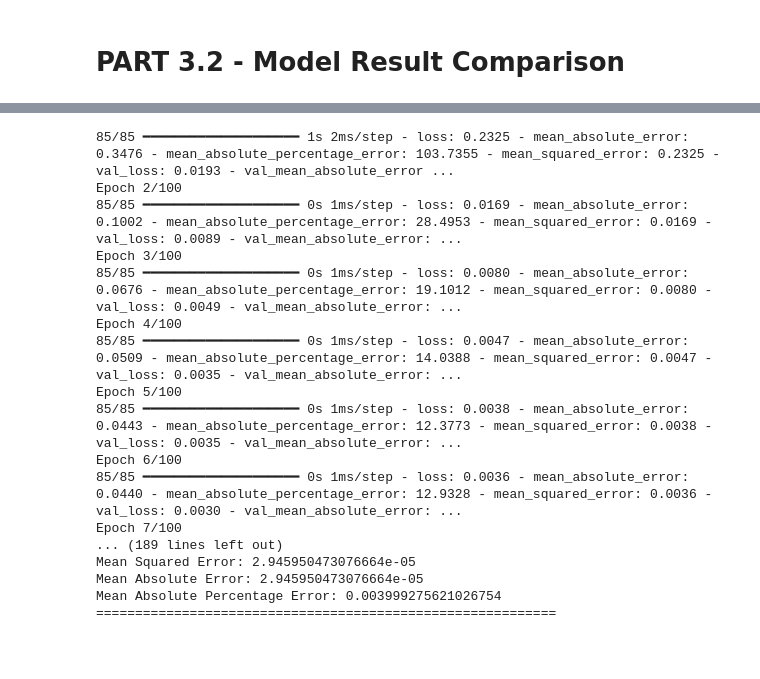
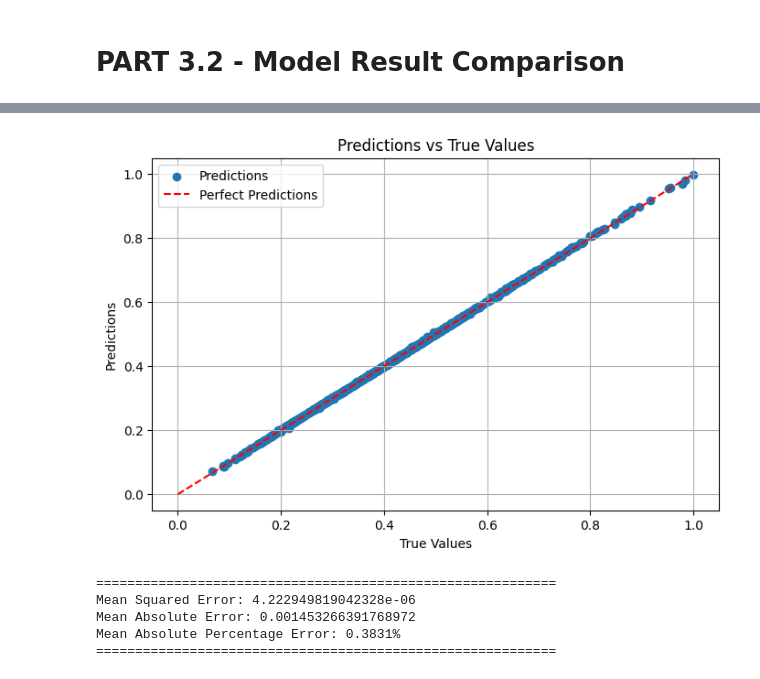
Before and after one commit to Marina-LA/House_Price_-Prediction, a Jupyter notebook: P3_2_model_comparison.ipynb, the cells around one changed output, grey strips where cells are left out. Saved outputs shown, nothing was run; the diff lists cells and outputs as text; code cells hidden in the pictures; blank space fills up the shorter version.

```diff
--- a/P3_2_model_comparison.ipynb
+++ b/P3_2_model_comparison.ipynb
@@ -38,34 +62,34 @@ Mean Absolute Percentage Error: 0.10657173888268326
 ===========================================================
 # %%
-import pandas as pd
-import tensorflow as tf
+# Create the neural network model
+model = models.Sequential([
+    Input(shape=(X_train.shape[1],)),
+    layers.Dense(128, activation='tanh'),
+    layers.Dense(64, activation='tanh'),
+    layers.Dense(32, activation='tanh'),
+    layers.Dense(1)
+])
+
+#optimizer = SGD(learning_rate=0.026, momentum=0.84)
+
+# Compile the model
+model.compile(optimizer='adam', loss='mse', metrics=['mae', 'mape'])
+
+# Train the model
+history = model.fit(X_train, y_train, epochs=190, batch_size=32, validation_split=0.2, verbose=0)
+
+# Make predictions and plot them
+predictions = model.predict(X_test)
+scatter_plot(predictions, y_test)
+
+test_mse = mean_squared_error(y_test, predictions)
+test_mae = mean_absolute_error(y_test, predictions)
+test_mape = mean_absolute_percentage_error(y_test, predictions)
 
 
-# Load the data
-X_train = pd.read_csv('./data/X_train.csv')
-X_test = pd.read_csv('./data/X_test.csv')
-y_train = pd.read_csv('./data/y_train.csv')
-y_test = pd.read_csv('./data/y_test.csv')
-
-# Create the neural network model
-model = tf.keras.Sequential([
-    tf.keras.layers.Dense(64, activation='tanh', input_shape=(X_train.shape[1],)),
-    tf.keras.layers.Dense(32, activation='tanh'),
-    tf.keras.layers.Dense(1)
-])
-
-# Compile the model
-model.compile(optimizer='adam', loss='mean_squared_error', metrics=['mean_squared_error', 'mean_absolute_error', 'mean_absolute_percentage_error'])
-
-# Train the model
-model.fit(X_train, y_train, epochs=100, batch_size=32, validation_split=0.2)
-
-# Evaluate the model
-loss = model.evaluate(X_test, y_test)
-
 print("===========================================================")
-print(f'Mean Squared Error: {loss[0]}')
-print(f'Mean Absolute Error: {loss[1]}')
-print(f'Mean Absolute Percentage Error: {loss[2]}')
+print(f'Mean Squared Error: {test_mse}')
+print(f'Mean Absolute Error: {test_mae}')
+print(f'Mean Absolute Percentage Error: {test_mape * 100:.4f}%')
 print("===========================================================")
 # %% [output]
@@ -73,17 +97,6 @@ Epoch 1/100
+[figure, added]
-85/85 ━━━━━━━━━━━━━━━━━━━━ 1s 2ms/step - loss: 0.2325 - mean_absolute_error: 0.3476 - mean_absolute_percentage_error: 103.7355 - mean_squared_error: 0.2325 - val_loss: 0.0193 - val_mean_absolute_error ...
-Epoch 2/100
-85/85 ━━━━━━━━━━━━━━━━━━━━ 0s 1ms/step - loss: 0.0169 - mean_absolute_error: 0.1002 - mean_absolute_percentage_error: 28.4953 - mean_squared_error: 0.0169 - val_loss: 0.0089 - val_mean_absolute_error: ...
-Epoch 3/100
-85/85 ━━━━━━━━━━━━━━━━━━━━ 0s 1ms/step - loss: 0.0080 - mean_absolute_error: 0.0676 - mean_absolute_percentage_error: 19.1012 - mean_squared_error: 0.0080 - val_loss: 0.0049 - val_mean_absolute_error: ...
-Epoch 4/100
-85/85 ━━━━━━━━━━━━━━━━━━━━ 0s 1ms/step - loss: 0.0047 - mean_absolute_error: 0.0509 - mean_absolute_percentage_error: 14.0388 - mean_squared_error: 0.0047 - val_loss: 0.0035 - val_mean_absolute_error: ...
-Epoch 5/100
-85/85 ━━━━━━━━━━━━━━━━━━━━ 0s 1ms/step - loss: 0.0038 - mean_absolute_error: 0.0443 - mean_absolute_percentage_error: 12.3773 - mean_squared_error: 0.0038 - val_loss: 0.0035 - val_mean_absolute_error: ...
-Epoch 6/100
-85/85 ━━━━━━━━━━━━━━━━━━━━ 0s 1ms/step - loss: 0.0036 - mean_absolute_error: 0.0440 - mean_absolute_percentage_error: 12.9328 - mean_squared_error: 0.0036 - val_loss: 0.0030 - val_mean_absolute_error: ...
-Epoch 7/100
-... (189 lines left out)
-Mean Squared Error: 2.945950473076664e-05
-Mean Absolute Error: 2.945950473076664e-05
-Mean Absolute Percentage Error: 0.003999275621026754
 ===========================================================
+Mean Squared Error: 4.222949819042328e-06
+Mean Absolute Error: 0.001453266391768972
+Mean Absolute Percentage Error: 0.3831%
+===========================================================
```
Also changed, not shown: parts of 5 cells of this notebook, 3 other files.
